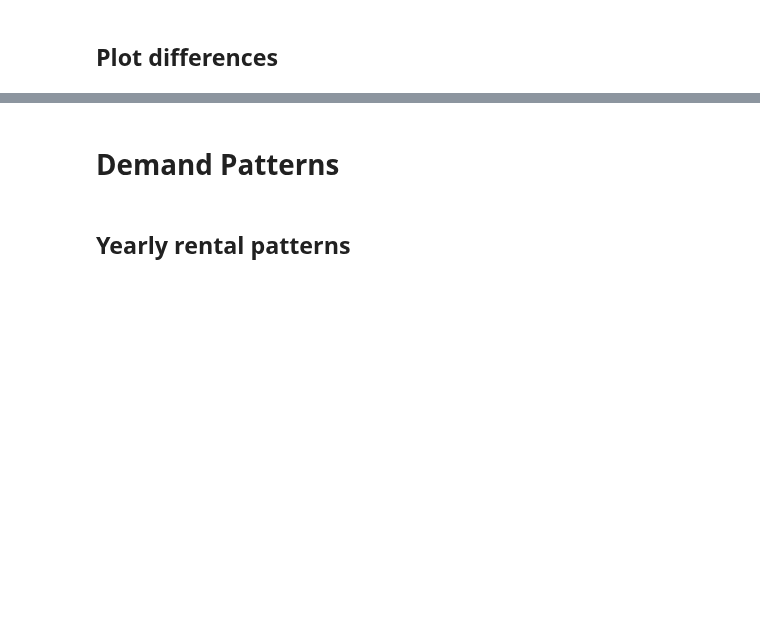
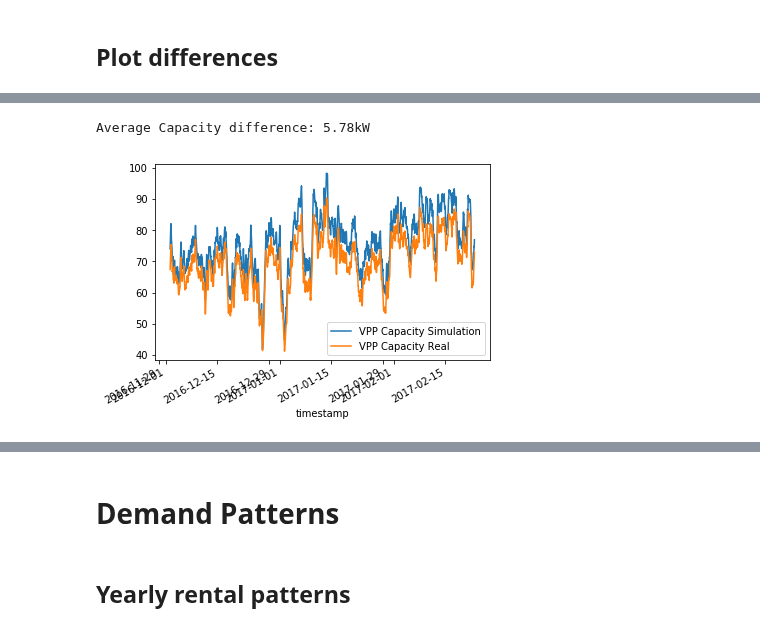
Before and after one commit to indyfree/FleetSim, a Jupyter notebook: notebooks/04-Simulation.ipynb, the cells around one changed output, grey strips where cells are left out. Cells and saved outputs as stored; diff of their text form; code cells hidden in the pictures; blank space fills up the shorter version.

```diff
--- a/notebooks/04-Simulation.ipynb
+++ b/notebooks/04-Simulation.ipynb
@@ -85,3 +85,12 @@ Average SoC difference: 7.48
+# %%
+merge["fleet_cap"] = merge["vpp_capacity_kw_x"] - merge["vpp_capacity_kw_y"]
+print("Average Capacity difference: %.2fkW" % merge.fleet_cap.mean())
+ax = merge.plot(y='vpp_capacity_kw_x', label='VPP Capacity Simulation')
+merge.plot(y='vpp_capacity_kw_y', label='VPP Capacity Real', ax=ax)
+plt.show()
+# %% [output]
+Average Capacity difference: 5.78kW
+[figure, added]
 # %%
 merge[["fleet_soc_x", "fleet_soc_y"]].head(20)
 # %% [output]
```
Also changed, not shown: parts of 5 cells of this notebook, 1 other file.
